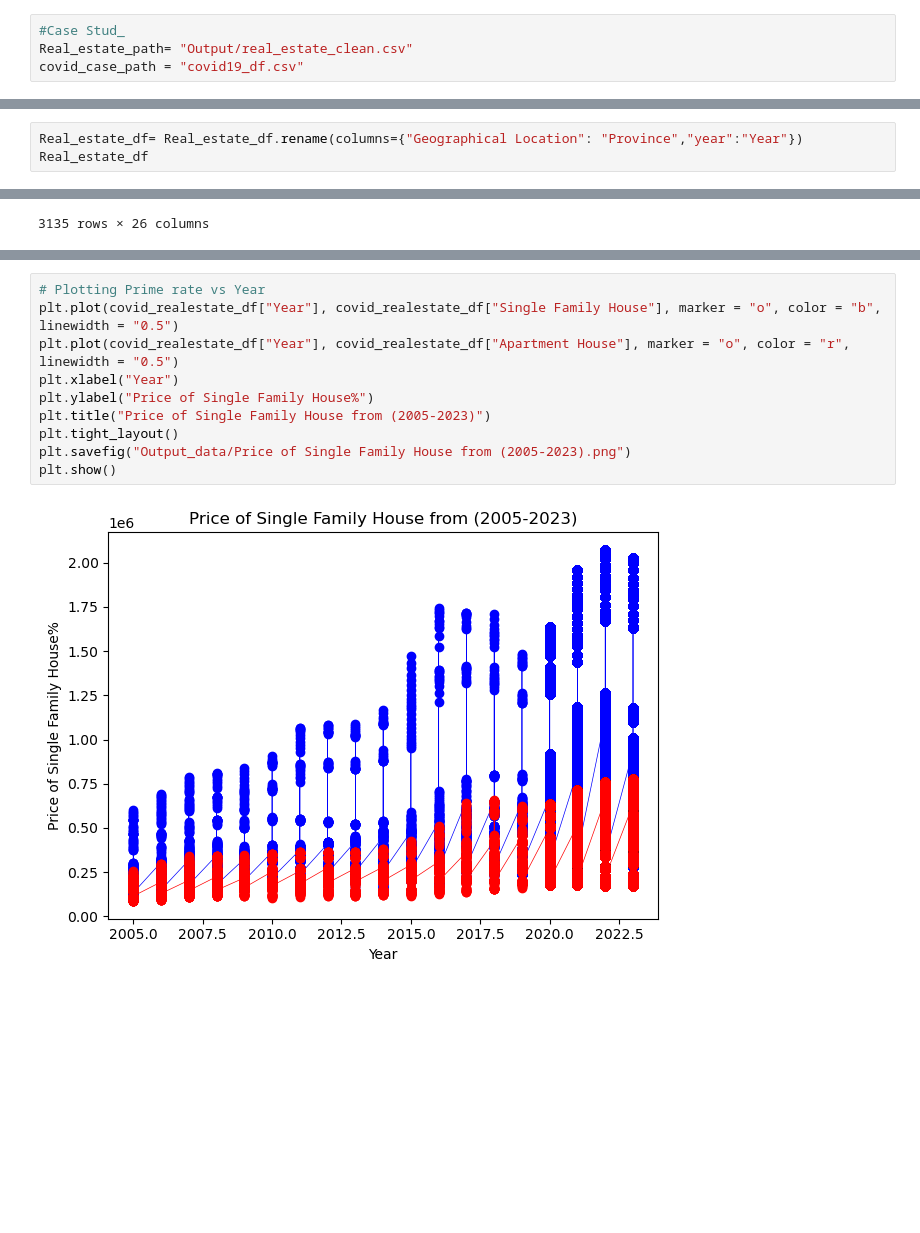
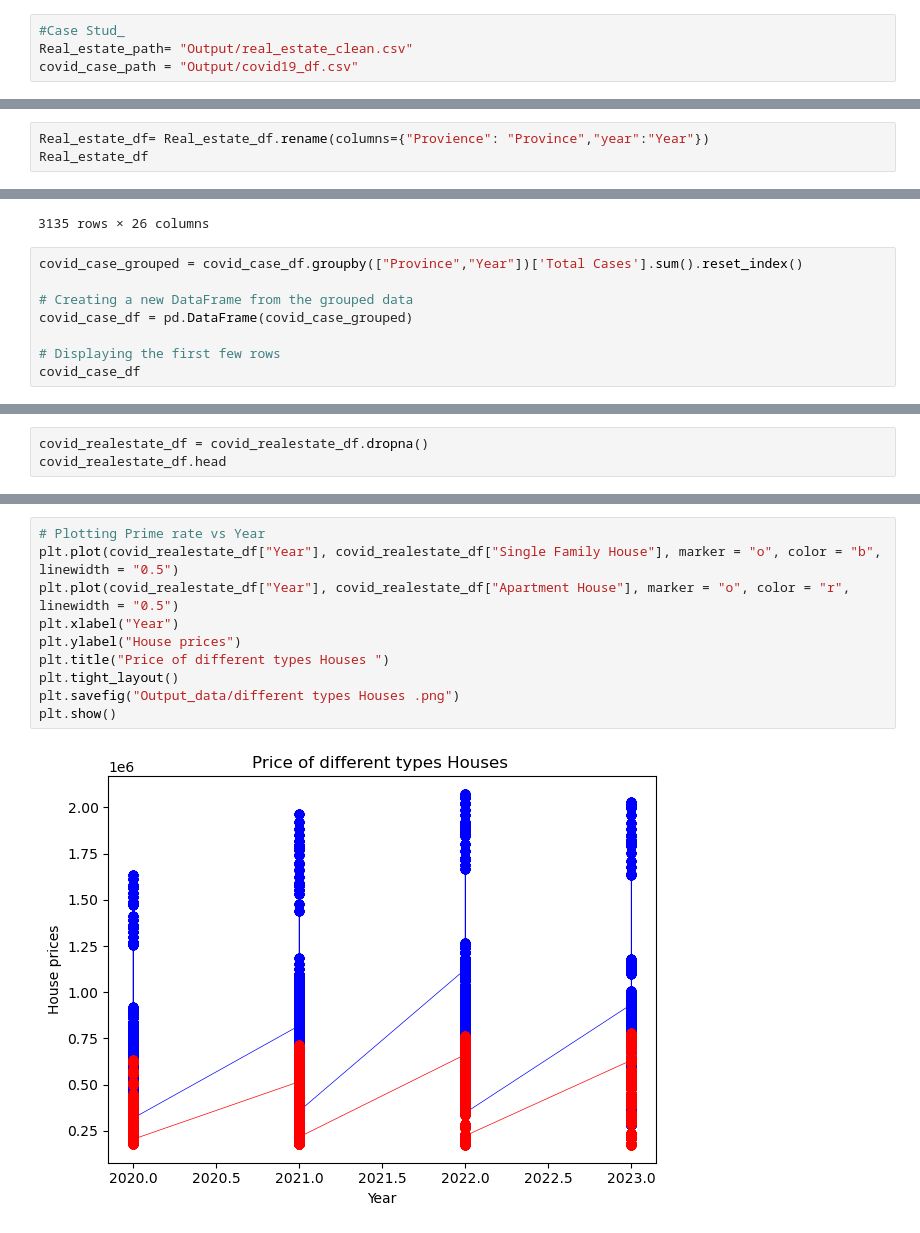
Before and after one commit to JasleenShergill/Covid-s-Effect-on-Real-Estate, a Jupyter notebook: Mana,Infection_rate_vs_homeprice.ipynb, the cells around one changed output, grey strips where cells are left out. Saved outputs shown, nothing was run; the diff lists cells and outputs as text; blank space fills up the shorter version.

```diff
--- a/Mana,Infection_rate_vs_homeprice.ipynb
+++ b/Mana,Infection_rate_vs_homeprice.ipynb
@@ -20,7 +17,7 @@ import numpy as np
 # %%
 #Case Stud_
 Real_estate_path= "Output/real_estate_clean.csv"
-covid_case_path = "covid19_df.csv"
+covid_case_path = "Output/covid19_df.csv"
 # %%
 #Read the CSV Files
 Real_estate_df = pd.read_csv(Real_estate_path)
@@ -109,6 +110,6 @@ Real_estate_df
 4560 rows × 15 columns
 # %%
-Real_estate_df= Real_estate_df.rename(columns={"Geographical Location": "Province","year":"Year"})
+Real_estate_df= Real_estate_df.rename(columns={"Provience": "Province","year":"Year"})
 Real_estate_df
 # %% [output]
 |  | Province | Date | Composite HPI | Single Family HPI | One Storey HPI | Two Storey HPI | Townhouse HPI | ... |
@@ -158,3 +159,11 @@ covid_case_df
 | 3133 | 2024 | 99 | Repatriated travellers | Voyageurs rapatriés | 2024-01-27 | 4 | NaN | 13 | ... |
 | 3134 | 2024 | 1 | Canada | Canada | 2024-01-27 | 4 | NaN | 4921299 | ... |
 3135 rows × 26 columns
+# %%
+covid_case_grouped = covid_case_df.groupby(["Province","Year"])['Total Cases'].sum().reset_index()
+
+# Creating a new DataFrame from the grouped data
+covid_case_df = pd.DataFrame(covid_case_grouped)
+
+# Displaying the first few rows
+covid_case_df
@@ -195,0 +303,3 @@ covid_realestate_df
+# %%
+covid_realestate_df = covid_realestate_df.dropna()
+covid_realestate_df.head
@@ -279,12 +423,12 @@ plt.show()
 # %%
 # Plotting Prime rate vs Year
 plt.plot(covid_realestate_df["Year"], covid_realestate_df["Single Family House"], marker = "o", color = "b", linewidth = "0.5")
 plt.plot(covid_realestate_df["Year"], covid_realestate_df["Apartment House"], marker = "o", color = "r", linewidth = "0.5")
 plt.xlabel("Year")
-plt.ylabel("Price of Single Family House%")
-plt.title("Price of Single Family House from (2005-2023)")
+plt.ylabel("House prices")
+plt.title("Price of different types Houses ")
 plt.tight_layout()
-plt.savefig("Output_data/Price of Single Family House from (2005-2023).png")
+plt.savefig("Output_data/different types Houses .png")
 plt.show()
 # %% [output]
-[figure, old version]
+[figure, new version]
```
Also changed, not shown: parts of 21 cells of this notebook, 15 other files.
